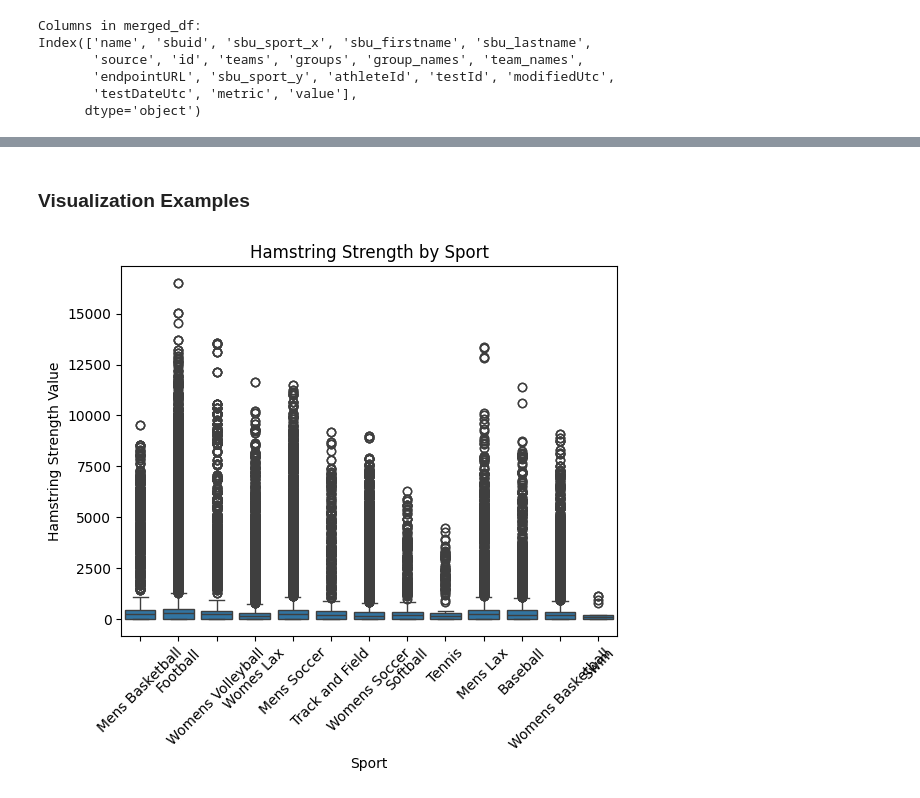
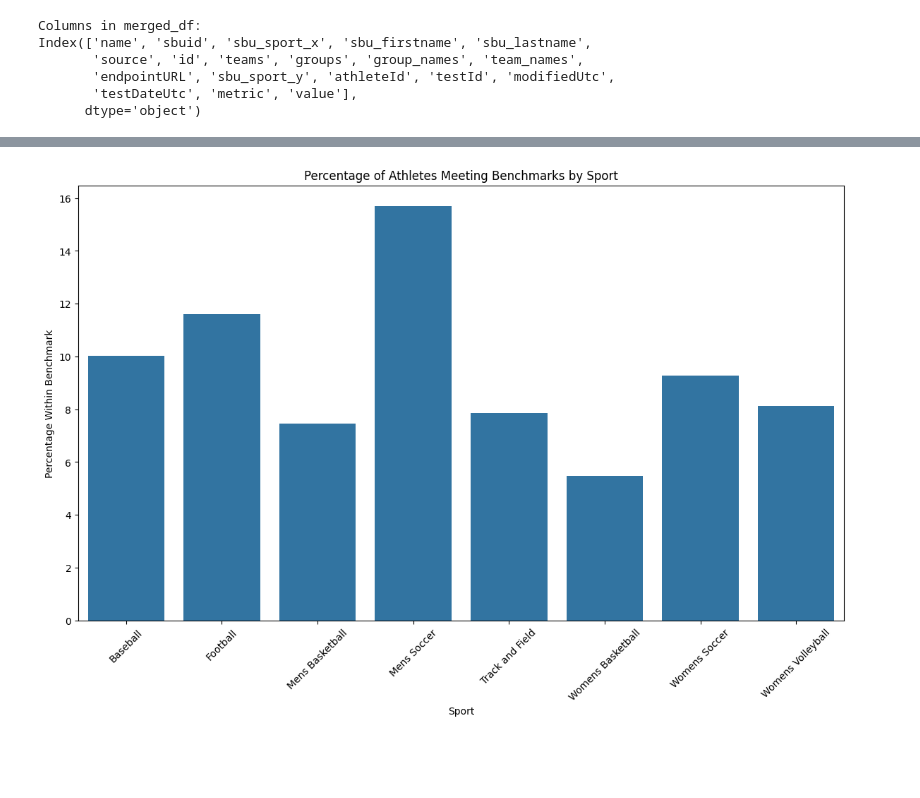
Before and after one commit to nimratmann/SBU_Sports, a Jupyter notebook: SBU_Sports.ipynb, the cells around one changed output, grey strips where cells are left out. Cells and saved outputs as stored; diff of their text form; code cells hidden in the pictures; blank space fills up the shorter version.

```diff
--- a/SBU_Sports.ipynb
+++ b/SBU_Sports.ipynb
@@ -158,0 +210,10 @@ Index(['name', 'sbuid', 'sbu_sport_x', 'sbu_firstname', 'sbu_lastname',
+# %%
+# Compare each athlete's performance to the benchmarks
+for sport, metrics in benchmarks.items():
+    for metric, (lower, upper) in metrics.items():
+        sport_metric_data = filtered_data[(filtered_data['sbu_sport_x'] == sport) & (filtered_data['metric'] == metric)].copy()
+        sport_metric_data.loc[:, 'within_benchmark'] = sport_metric_data['value'].apply(lambda x: lower <= x <= upper)
+        comparison_results.append(sport_metric_data)
+# %%
+# Combine comparison results
+comparison_df = pd.concat(comparison_results)
@@ -158,0 +222,12 @@ Index(['name', 'sbuid', 'sbu_sport_x', 'sbu_firstname', 'sbu_lastname',
+# %%
+# Calculate the percentage of athletes meeting benchmarks for each sport and metric
+benchmark_summary = comparison_df.groupby(['sbu_sport_x', 'metric'])['within_benchmark'].mean().reset_index()
+benchmark_summary['percentage_within_benchmark'] = benchmark_summary['within_benchmark'] * 100
+# %%
+# Identify the best and worst-performing teams
+team_performance = benchmark_summary.groupby('sbu_sport_x')['percentage_within_benchmark'].mean().reset_index()
+best_team = team_performance.sort_values(by='percentage_within_benchmark', ascending=False).iloc[0]
+worst_team = team_performance.sort_values(by='percentage_within_benchmark').iloc[0]
+
+print("Best Performing Team:", best_team)
+print("Worst Performing Team:", worst_team)
@@ -208,12 +267,11 @@ Womes Lax          1254.192403  14100
-# %% [markdown]
-### Visualization Examples
 # %%
-# Boxplot of hamstring strength by sport
-sns.boxplot(x='sbu_sport_x', y='value', data=merged_df)
-plt.title('Hamstring Strength by Sport')
+# Visualization of benchmark comparison
+plt.figure(figsize=(14, 8))
+sns.barplot(x='sbu_sport_x', y='percentage_within_benchmark', data=team_performance)
+plt.title('Percentage of Athletes Meeting Benchmarks by Sport')
 plt.xlabel('Sport')
-plt.ylabel('Hamstring Strength Value')
+plt.ylabel('Percentage Within Benchmark')
 plt.xticks(rotation=45)
 plt.show()
 # %% [output]
-[figure, old version]
+[figure, new version]
```
Also changed, not shown: parts of 20 cells of this notebook.
